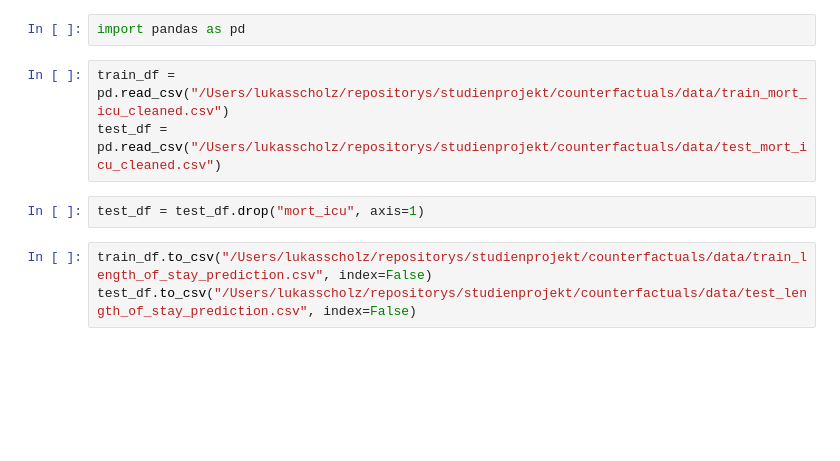
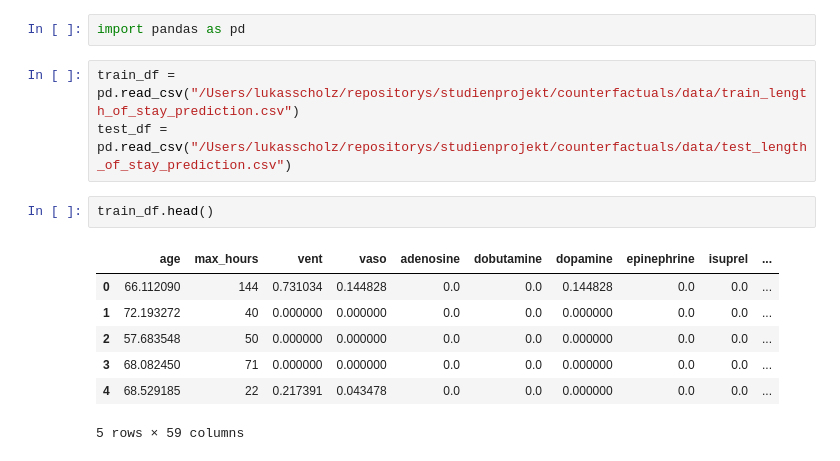
Before and after one commit to lsch0lz/counterfactuals, a Jupyter notebook: examples/mimic_example.ipynb, the cells around one changed output. Saved outputs shown, nothing was run; the diff lists cells and outputs as text; blank space fills up the shorter version.

```diff
--- a/examples/mimic_example.ipynb
+++ b/examples/mimic_example.ipynb
@@ -1,10 +1,15 @@
 # %%
 import pandas as pd
 # %%
-train_df = pd.read_csv("/Users/lukasscholz/repositorys/studienprojekt/counterfactuals/data/train_mort_icu_cleaned.csv")
-test_df = pd.read_csv("/Users/lukasscholz/repositorys/studienprojekt/counterfactuals/data/test_mort_icu_cleaned.csv")
+train_df = pd.read_csv("/Users/lukasscholz/repositorys/studienprojekt/counterfactuals/data/train_length_of_stay_prediction.csv")
+test_df = pd.read_csv("/Users/lukasscholz/repositorys/studienprojekt/counterfactuals/data/test_length_of_stay_prediction.csv")
-# %%
-test_df = test_df.drop("mort_icu", axis=1)
-# %%
-train_df.to_csv("/Users/lukasscholz/repositorys/studienprojekt/counterfactuals/data/train_length_of_stay_prediction.csv", index=False)
-test_df.to_csv("/Users/lukasscholz/repositorys/studienprojekt/counterfactuals/data/test_length_of_stay_prediction.csv", index=False)
+# %%
+train_df.head()
+# %% [output]
+|  | age | max_hours | vent | vaso | adenosine | dobutamine | dopamine | epinephrine | isuprel | ... |
+| 0 | 66.112090 | 144 | 0.731034 | 0.144828 | 0.0 | 0.0 | 0.144828 | 0.0 | 0.0 | ... |
+| 1 | 72.193272 | 40 | 0.000000 | 0.000000 | 0.0 | 0.0 | 0.000000 | 0.0 | 0.0 | ... |
+| 2 | 57.683548 | 50 | 0.000000 | 0.000000 | 0.0 | 0.0 | 0.000000 | 0.0 | 0.0 | ... |
+| 3 | 68.082450 | 71 | 0.000000 | 0.000000 | 0.0 | 0.0 | 0.000000 | 0.0 | 0.0 | ... |
+| 4 | 68.529185 | 22 | 0.217391 | 0.043478 | 0.0 | 0.0 | 0.000000 | 0.0 | 0.0 | ... |
+5 rows × 59 columns
```
Also changed, not shown: parts of 7 cells of this notebook, 12 other files.
